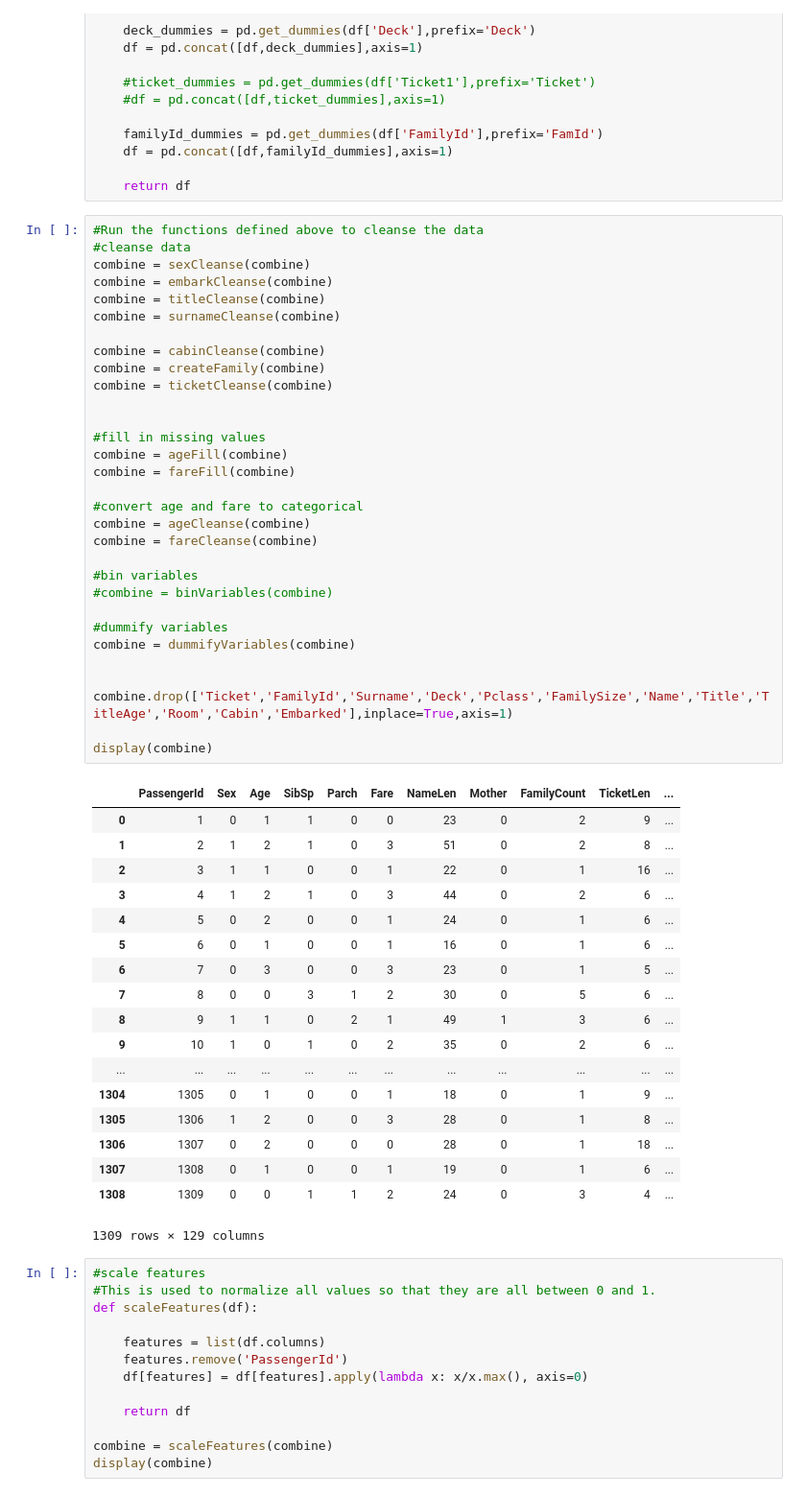
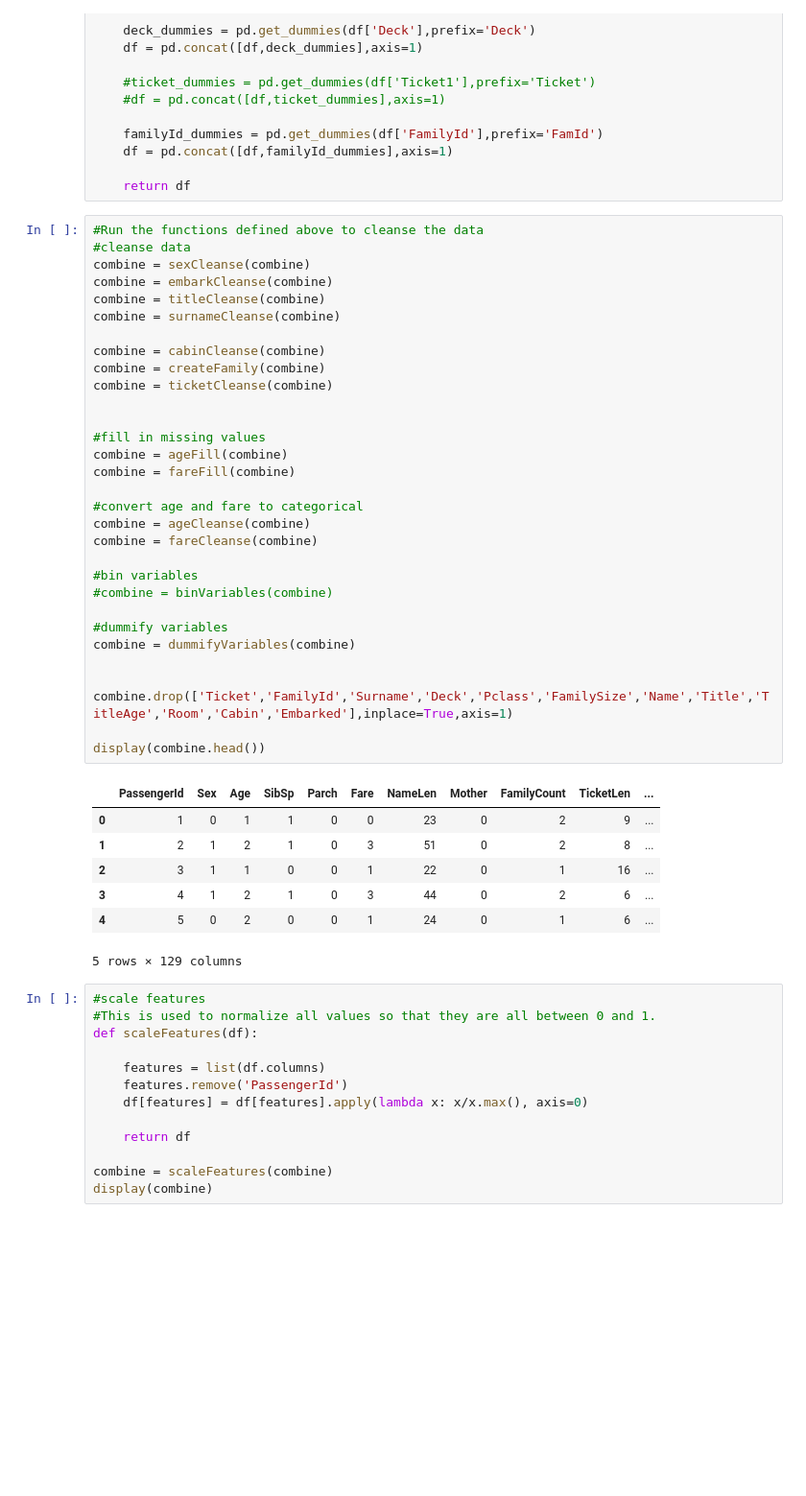
Before and after one commit to jcarpenter12/MachineLearningTitanic, a Jupyter notebook: TitanicGit.ipynb, the cells around one changed output. Shown at 96% size. Cells and saved outputs as stored; diff of their text form; blank space fills up the shorter version.

```diff
--- a/TitanicGit.ipynb
+++ b/TitanicGit.ipynb
@@ -329,46 +329,35 @@ combine = surnameCleanse(combine)
 
 combine = cabinCleanse(combine)
 combine = createFamily(combine)
 combine = ticketCleanse(combine)
 
 
 #fill in missing values
 combine = ageFill(combine)
 combine = fareFill(combine)
 
 #convert age and fare to categorical
 combine = ageCleanse(combine)
 combine = fareCleanse(combine)
 
 #bin variables
 #combine = binVariables(combine)
 
 #dummify variables
 combine = dummifyVariables(combine)
 
 
 combine.drop(['Ticket','FamilyId','Surname','Deck','Pclass','FamilySize','Name','Title','TitleAge','Room','Cabin','Embarked'],inplace=True,axis=1)
 
-display(combine)
+display(combine.head())
 # %% [output]
 |  | PassengerId | Sex | Age | SibSp | Parch | Fare | NameLen | Mother | FamilyCount | TicketLen | ... |
 | 0 | 1 | 0 | 1 | 1 | 0 | 0 | 23 | 0 | 2 | 9 | ... |
 | 1 | 2 | 1 | 2 | 1 | 0 | 3 | 51 | 0 | 2 | 8 | ... |
 | 2 | 3 | 1 | 1 | 0 | 0 | 1 | 22 | 0 | 1 | 16 | ... |
 | 3 | 4 | 1 | 2 | 1 | 0 | 3 | 44 | 0 | 2 | 6 | ... |
 | 4 | 5 | 0 | 2 | 0 | 0 | 1 | 24 | 0 | 1 | 6 | ... |
-| 5 | 6 | 0 | 1 | 0 | 0 | 1 | 16 | 0 | 1 | 6 | ... |
-| 6 | 7 | 0 | 3 | 0 | 0 | 3 | 23 | 0 | 1 | 5 | ... |
-| 7 | 8 | 0 | 0 | 3 | 1 | 2 | 30 | 0 | 5 | 6 | ... |
-| 8 | 9 | 1 | 1 | 0 | 2 | 1 | 49 | 1 | 3 | 6 | ... |
-| 9 | 10 | 1 | 0 | 1 | 0 | 2 | 35 | 0 | 2 | 6 | ... |
-| ... | ... | ... | ... | ... | ... | ... | ... | ... | ... | ... | ... |
-| 1304 | 1305 | 0 | 1 | 0 | 0 | 1 | 18 | 0 | 1 | 9 | ... |
-| 1305 | 1306 | 1 | 2 | 0 | 0 | 3 | 28 | 0 | 1 | 8 | ... |
-| 1306 | 1307 | 0 | 2 | 0 | 0 | 0 | 28 | 0 | 1 | 18 | ... |
-| 1307 | 1308 | 0 | 1 | 0 | 0 | 1 | 19 | 0 | 1 | 6 | ... |
-| 1308 | 1309 | 0 | 0 | 1 | 1 | 2 | 24 | 0 | 3 | 4 | ... |
-1309 rows × 129 columns
+5 rows × 129 columns
 # %%
 #scale features
 #This is used to normalize all values so that they are all between 0 and 1.
```
Also changed, not shown: parts of 8 cells of this notebook.
